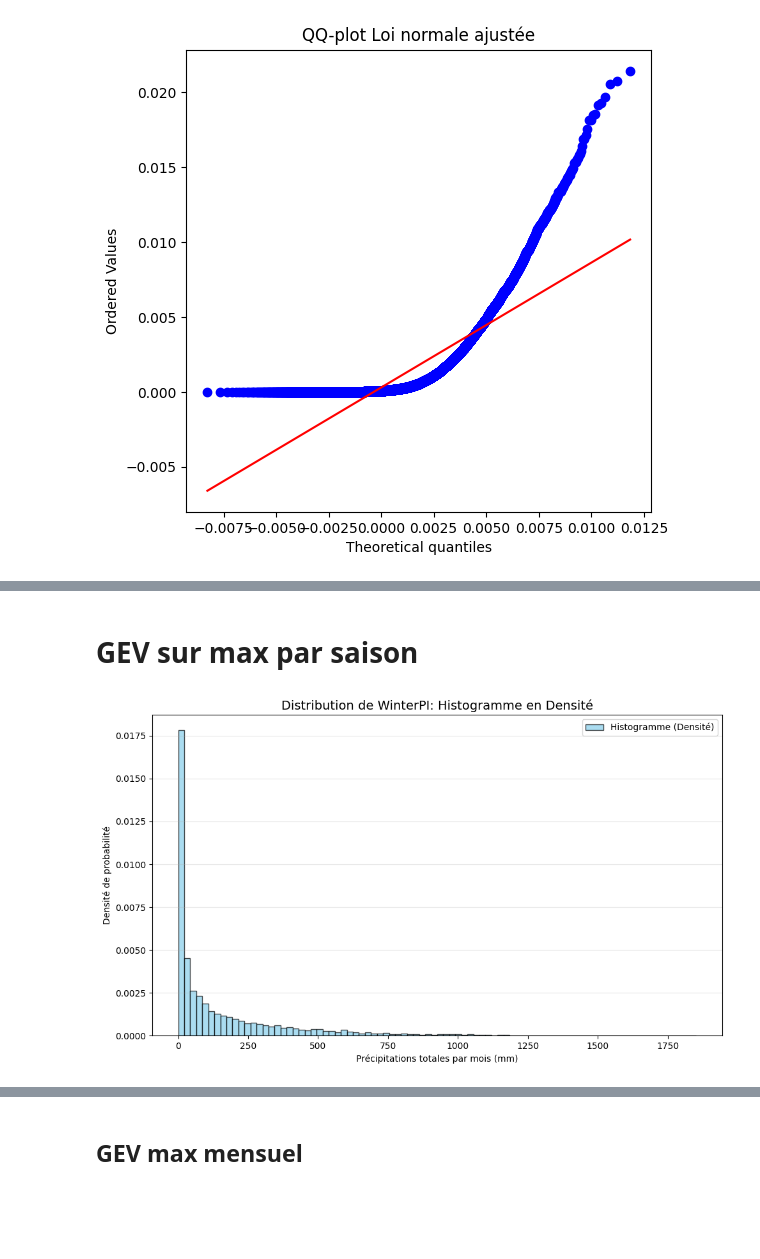
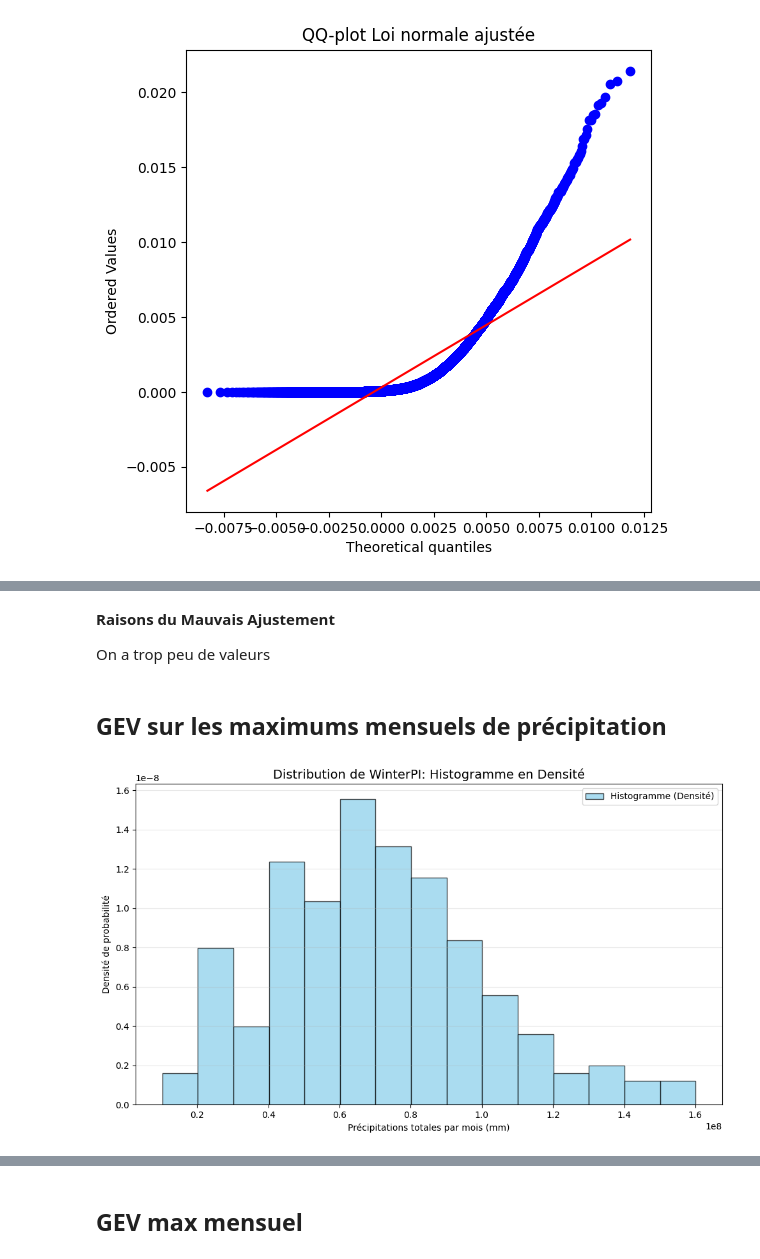
Before and after one commit to Faza20-lab/Projet_stats, a Jupyter notebook: Projet_stats.ipynb, the cells around one changed output, grey strips where cells are left out. Cells and saved outputs as stored; diff of their text form; code cells hidden in the pictures; blank space fills up the shorter version.

```diff
--- a/Projet_stats.ipynb
+++ b/Projet_stats.ipynb
@@ -348,0 +345,15 @@ Coordinates:
+# %%
+#max par mois
+# Créer un DataArray 'year_month' correspondant à chaque date
+year_month = xr.DataArray(
+    ds_djf['time'].dt.year * 100 + ds_djf['time'].dt.month,  # format YYYYMM
+    coords={'time': ds_djf['time']},
+    dims='time'
+)
+
+# Maximum journalier par mois (somme spatiale)
+pr_journalier = ds_djf['pr'].sum(dim=['Latitude', 'Longitude'])
+pr_max_mois = pr_journalier.groupby(year_month).max()
+
+print(pr_max_mois)
+print("Nombre de mois :", len(pr_max_mois))
@@ -453,24 +474,28 @@ La cause principale de l'échec est due à la dégénérescence numérique caus
-# %% [markdown]
-# GEV sur max par saison
+# %% [markdown]
+**Raisons du Mauvais Ajustement**
+
+On a trop peu de valeurs
+# %% [markdown]
+## GEV sur les maximums mensuels de précipitation
 # %%
 # --- Tracé de l'histogramme en densité ---
 plt.figure(figsize=(10,6))
 # Calculer le nombre de bins (souvent sqrt(N) ou formule de Freedman-Diaconis)
-bins = int(np.sqrt(len(Somme_mois)))
+bins = int(np.sqrt(len(pr_max_mois)))
 
-plt.hist(Somme_mois, bins=bins, density=True,
+plt.hist(pr_max_mois, bins=bins, density=True,
          color='skyblue', edgecolor='black', alpha=0.7,
          label='Histogramme (Densité)')
 
 # --- Labels et légende ---
 plt.xlabel("Précipitations totales par mois (mm)")
 plt.ylabel("Densité de probabilité")
 plt.title("Distribution de WinterPI: Histogramme en Densité", fontsize=14)
 plt.legend()
 plt.grid(axis='y', alpha=0.3)
 plt.tight_layout()
 plt.show()
 # %% [output]
-[figure, old version]
+[figure, new version]
 # %%
 # Extraire les valeurs numériques
```
Also changed, not shown: parts of 50 cells of this notebook.
